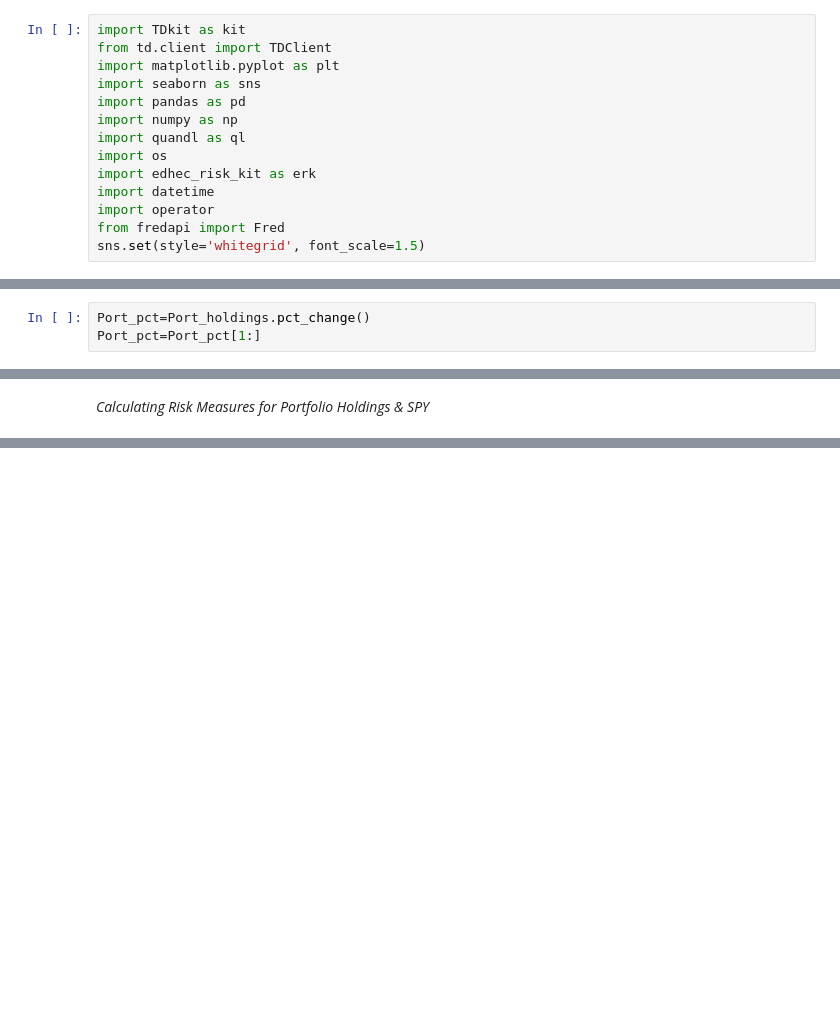
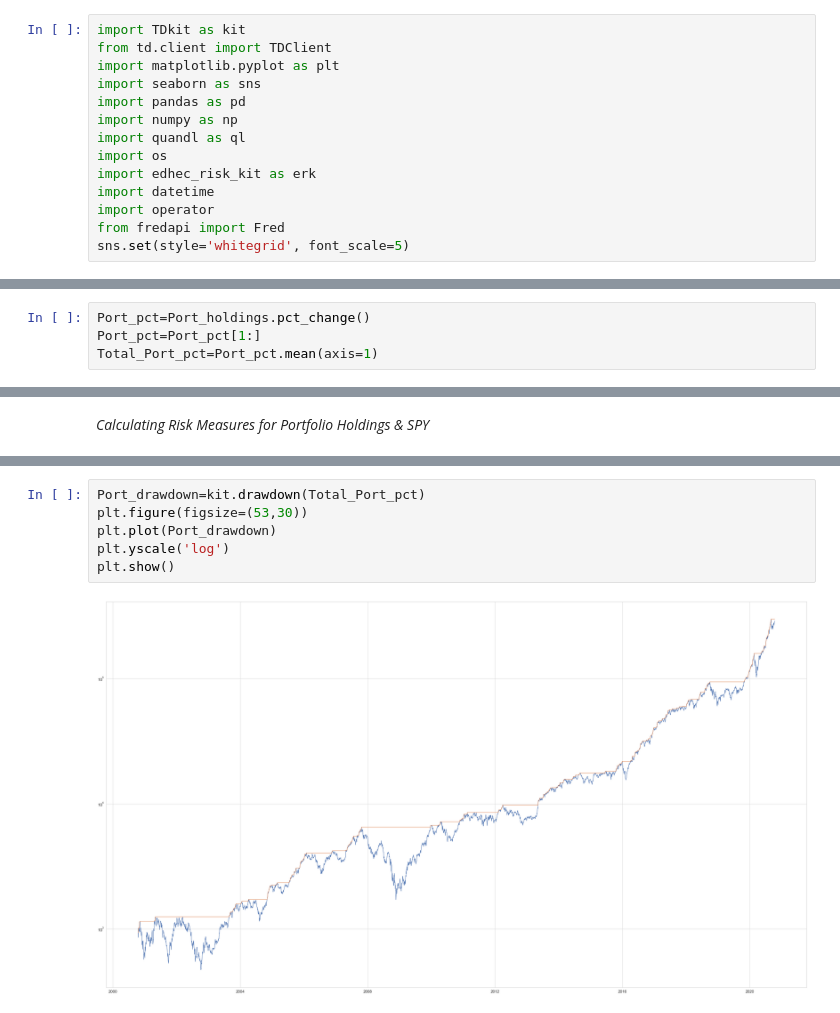
Before and after one commit to hayden4r4/TDProject, a Jupyter notebook: TDProject1.ipynb, the cells around one changed output, grey strips where cells are left out. Cells and saved outputs as stored; diff of their text form; blank space fills up the shorter version.

```diff
--- a/TDProject1.ipynb
+++ b/TDProject1.ipynb
@@ -19,7 +19,7 @@ import edhec_risk_kit as erk
 import datetime
 import operator
 from fredapi import Fred
-sns.set(style='whitegrid', font_scale=1.5)
+sns.set(style='whitegrid', font_scale=5)
 # %% [markdown]
 _Logging in to the TDAmeritrade API_
 # %%
@@ -39,6 +43,7 @@ _Calculating Percentage Change_
 # %%
 Port_pct=Port_holdings.pct_change()
 Port_pct=Port_pct[1:]
+Total_Port_pct=Port_pct.mean(axis=1)
 # %% [markdown]
 _Computing Both Covariance and Correlation Matrix for Portolio_
 # %%
@@ -76,0 +82,8 @@ ef=kit.plot_ef(100, er=Port_holdings_ann_series, cov=Port_cov, riskfree_rate=mea
+# %%
+Port_drawdown=kit.drawdown(Total_Port_pct)
+plt.figure(figsize=(53,30))
+plt.plot(Port_drawdown)
+plt.yscale('log')
+plt.show()
+# %% [output]
+[figure, added]
```
Also changed, not shown: parts of 8 cells of this notebook.
